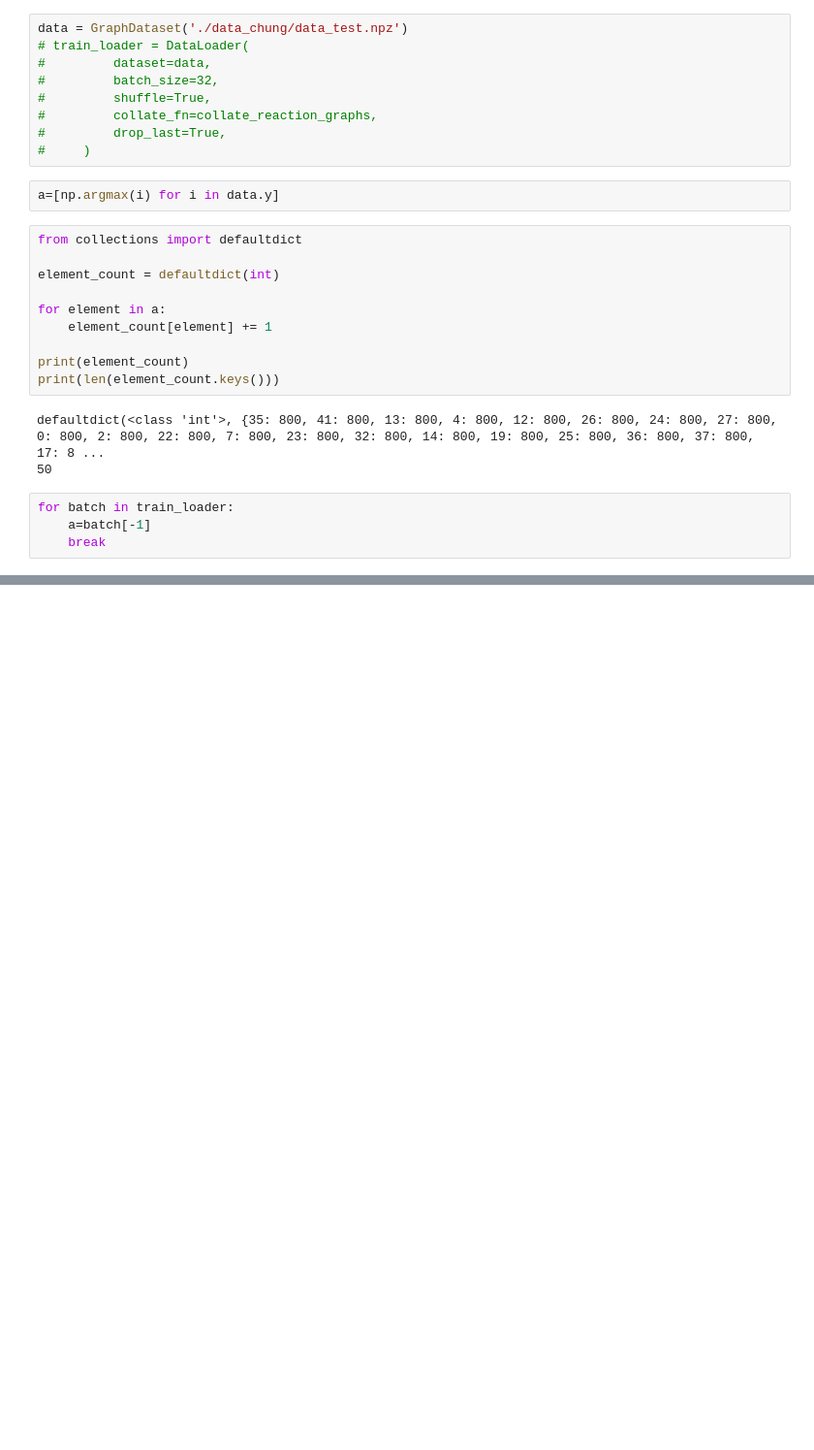
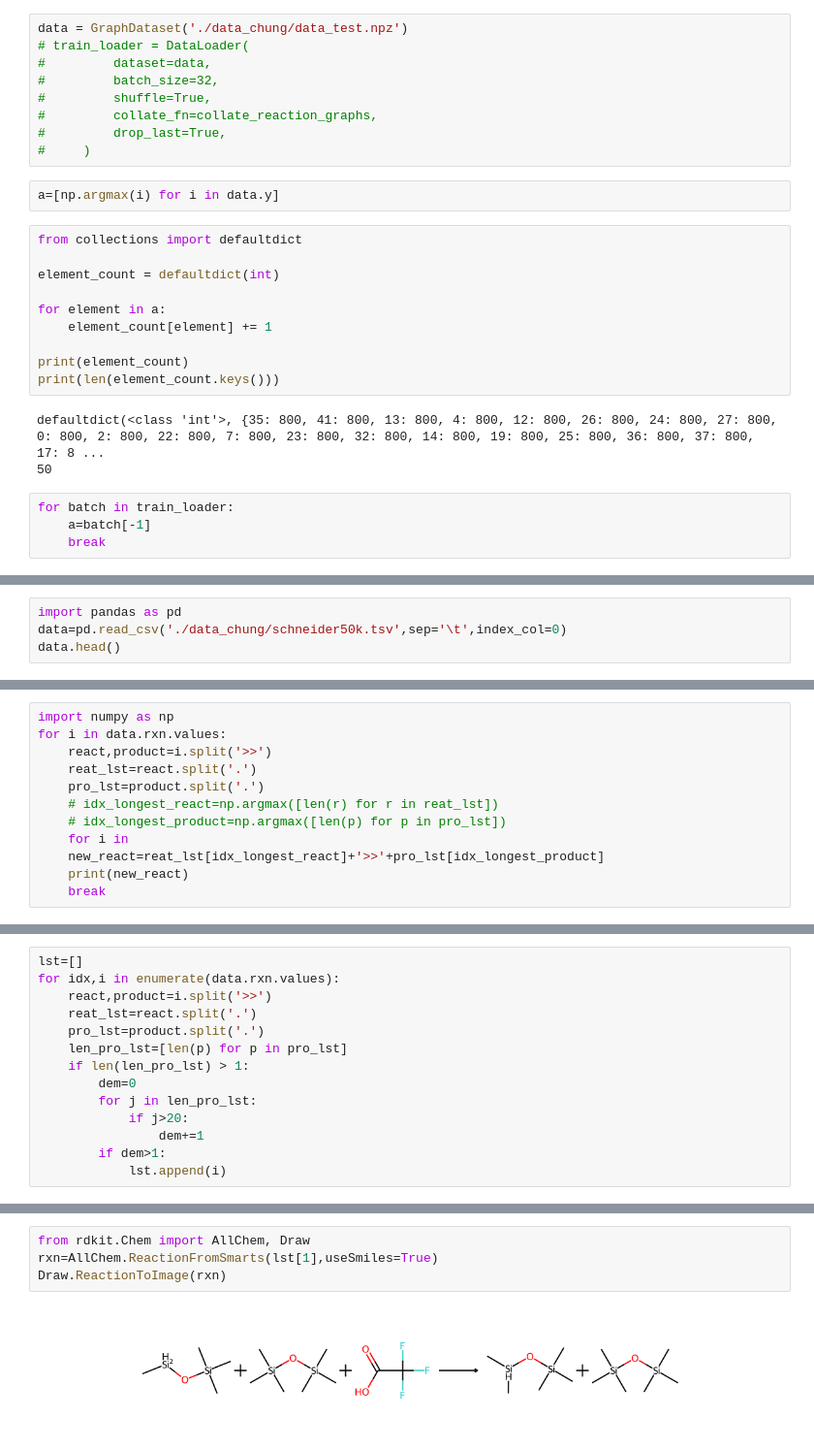
Before and after one commit to phuocchung123/reaction_yield_pretrained_gnn, a Jupyter notebook: draft.ipynb, the cells around one changed output, grey strips where cells are left out. Shown at 97% size. Cells and saved outputs as stored; diff of their text form; blank space fills up the shorter version.

```diff
--- a/draft.ipynb
+++ b/draft.ipynb
@@ -43,0 +40,4 @@ torch.Size([32, 50])
+# %%
+import pandas as pd
+data=pd.read_csv('./data_chung/schneider50k.tsv',sep='\t',index_col=0)
+data.head()
@@ -43,0 +51,12 @@ torch.Size([32, 50])
+# %%
+import numpy as np
+for i in data.rxn.values:
+    react,product=i.split('>>')
+    reat_lst=react.split('.')
+    pro_lst=product.split('.')
+    # idx_longest_react=np.argmax([len(r) for r in reat_lst])
+    # idx_longest_product=np.argmax([len(p) for p in pro_lst])
+    for i in
+    new_react=reat_lst[idx_longest_react]+'>>'+pro_lst[idx_longest_product]
+    print(new_react)
+    break
@@ -43,0 +65,14 @@ torch.Size([32, 50])
+# %%
+lst=[]
+for idx,i in enumerate(data.rxn.values):
+    react,product=i.split('>>')
+    reat_lst=react.split('.')
+    pro_lst=product.split('.')
+    len_pro_lst=[len(p) for p in pro_lst]
+    if len(len_pro_lst) > 1:
+        dem=0
+        for j in len_pro_lst:
+            if j>20:
+                dem+=1
+        if dem>1:
+            lst.append(i)
@@ -43,0 +101,6 @@ torch.Size([32, 50])
+# %%
+from rdkit.Chem import AllChem, Draw
+rxn=AllChem.ReactionFromSmarts(lst[1],useSmiles=True)
+Draw.ReactionToImage(rxn)
+# %% [output]
+[figure, added]
```
Also changed, not shown: parts of 7 cells of this notebook, 1 other file.
